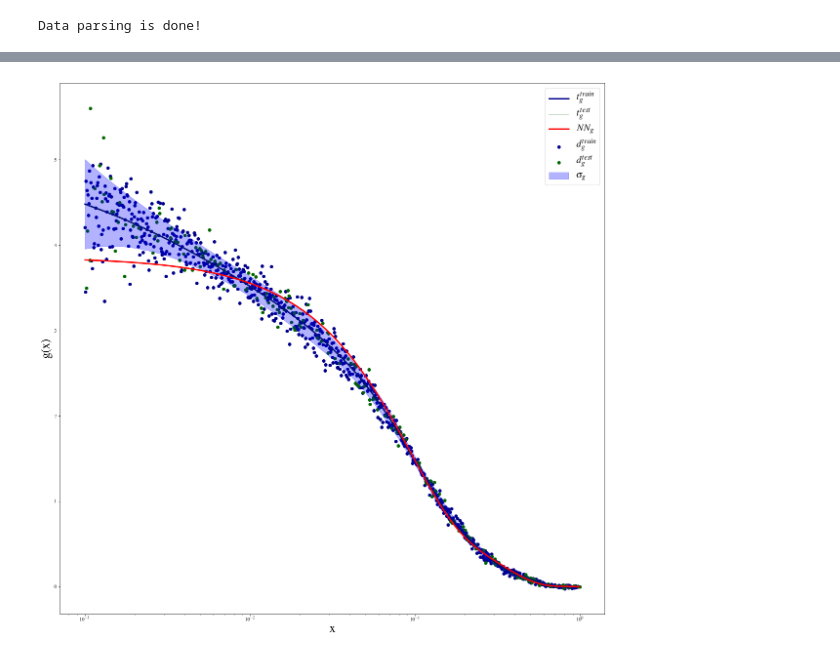
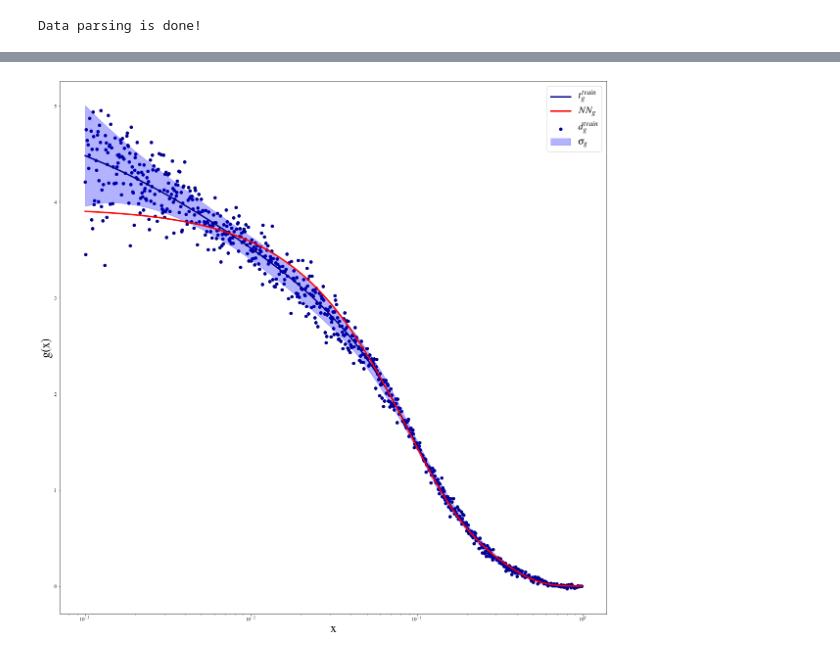
Before and after one commit to juanrojochacon/ml-ditp-attp, a Jupyter notebook: Tutorials/Tutorial2/notebooks/Tutorial2-NonLinearRegression-GLUON.ipynb, the cells around one changed output, grey strips where cells are left out. Cells and saved outputs as stored; diff of their text form; code cells hidden in the pictures.

Commit message:
updated tutorial2-gluon

```diff
--- a/Tutorials/Tutorial2/notebooks/Tutorial2-NonLinearRegression-GLUON.ipynb
+++ b/Tutorials/Tutorial2/notebooks/Tutorial2-NonLinearRegression-GLUON.ipynb
@@ -151,5 +215,8 @@ Try:
 # %%
-training_epochs = 30000
+from termcolor import colored
+
+training_epochs = 100000
+max_rising_epochs=5000 #The amount of epochs the minimzer is allowed to overfit before it stops
 display_step = 1000
 
 x = tf.placeholder("float", [None, 1])
@@ -158,11 +225,6 @@ sigma = tf.placeholder("float", [None, 1])
 
 N_train = len(df_train["x"])
 N_test = len(df_test["x"])
-
-#feature_name = "x"
-#normalized_feature = tf.feature_column.numeric_column(
-#  feature_name,
-#  normalizer_fn=zscore)
 
 predictions = USER_NN(x, weights, biases)
 #predictions = TF_NN(x, 20, 1)
@@ -183,6 +245,9 @@ test_y = np.array(df_test["gluon_cv"]).reshape(N_test,1)
 test_sigma = np.array(df_test["gluon_sd"]).reshape(N_test,1)
 test_y += np.random.normal(0, test_sigma)
 
+prev_test_cost =np.inf
+prev_epoch=0
+
 with tf.Session() as sess:
     sess.run(tf.global_variables_initializer())
     avg_cost = 0.0
@@ -196,15 +261,26 @@ with tf.Session() as sess:
                         })
         avg_cost = c/N_train
 
+        test_cost = cost.eval({x: test_x, y: test_y, sigma: test_sigma})/N_test
+
         if epoch % display_step == 0:
-            print("Epoch:", '%04d' % (epoch+1), "Train cost=", \
-                "{:.9f}".format(avg_cost))
+            print("Epoch:", '%04d' % (epoch+1), "| Train cost=", "{:.9f}".format(avg_cost), "| Test cost=", "{:.9f}".format(test_cost))
+
+        if test_cost > prev_test_cost and epoch-prev_epoch >= max_rising_epochs:
+            print(colored("\n The minimization stopped...","red"))
+            print("Epoch:", '%04d' % (epoch+1), "| Best Train cost=", "{:.9f}".format(avg_cost), "| Test cost=", "{:.9f}".format(test_cost))
+            print("Overfitting regime was about to start at epoch: ",epoch)
+            break
+
+        elif test_cost < prev_test_cost:
+            prev_test_cost=test_cost
+            prev_epoch=epoch
+
+
     print("Optimization Finished!")
     predictions_values = sess.run(predictions,
                         feed_dict={
                             x: train_x,
                             y: train_y
                         })
-    correct_prediction = cost/N_test
-    print("Test cost:", correct_prediction.eval({x: test_x, y: test_y, sigma: test_sigma}))
 # %% [output]
@@ -234,27 +313,27 @@ Try:
 # %%
 #predictions = np.array(predictions_values.eval(session=tf.Session()))
 
 plt.figure(figsize=(20,20))
 ax = plt.subplot(111)
 ax.plot(df_train["x"],df_train["gluon_cv"],color='darkblue',label='$t_{g}^{train}$', lw=3)
-ax.plot(df_test["x"],df_test["gluon_cv"],color='darkgreen',label='$t_{g}^{test}$',alpha=0.3)
+#ax.plot(df_test["x"],df_test["gluon_cv"],color='darkgreen',label='$t_{g}^{test}$',alpha=0.3)
 
 ax.scatter(df_train["x"],train_y, marker="o", color='darkblue',alpha=1.,label='$d_{g}^{train}$')
-ax.scatter(df_test["x"],test_y,marker="o",  color = 'darkgreen',alpha=1.,label='$d_{g}^{test}$')
+#ax.scatter(df_test["x"],test_y,marker="o",  color = 'darkgreen',alpha=1.,label='$d_{g}^{test}$')
 
 #ax.errorbar(df_train["x"],train_y,yerr=train_sigma,color='darkblue',label='$d_{g}^{train}$',alpha=0.3)
 #ax.errorbar(df_test["x"],test_y,yerr=test_sigma,color='darkgreen',label='$d_{g}^{test}$',alpha=0.3)
 
 ax.plot(df_train["x"],predictions_values,color='red',label='$NN_{g}$', lw=3)
 ax.fill_between(df_train["x"],df_train["gluon_cv"]+df_train["gluon_sd"],
                 df_train["gluon_cv"]-df_train["gluon_sd"] ,color='blue',
                 alpha=0.3, label='$\sigma_{g}$')
 
 #df_train.plot(kind='line',x='x',y=['gluon_cv'], yerr='gluon_sd',color=['red'], ax=ax)
 ax.set_xscale('log')
 ax.set_ylabel(r'g(x)',fontsize=25)
 ax.set_xlabel(r'x',fontsize=25)
 ax.legend(loc='best',fontsize=20)
 plt.show()
 # %% [output]
-[figure, old version]
+[figure, new version]
```
Also changed, not shown: parts of 12 cells of this notebook.
